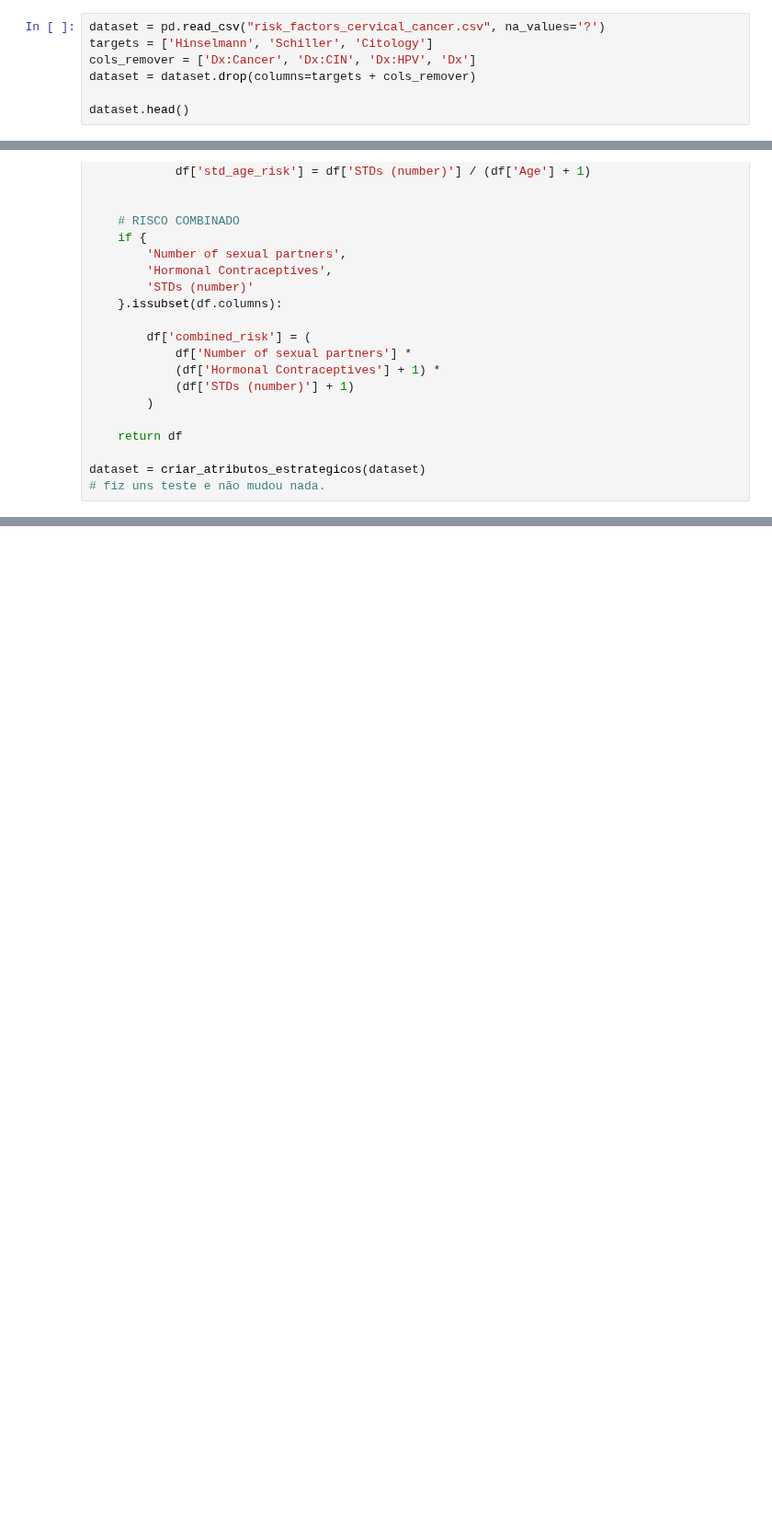
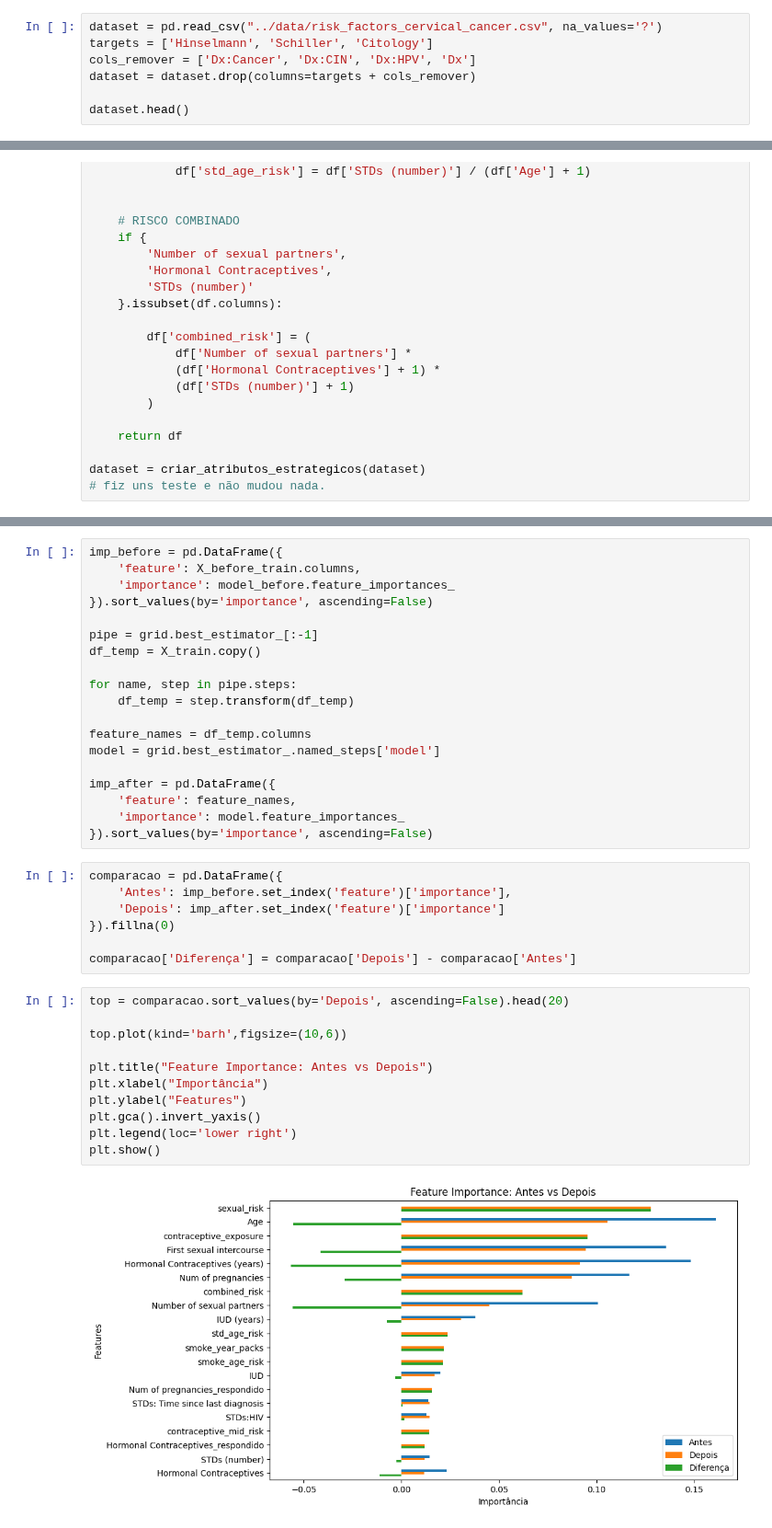
Before and after one commit to tech-challenge-fiap-GRUPO-2026/tech-challenge-fase1, a Jupyter notebook: notebooks/init_cervical_cancer.ipynb, the cells around one changed output, grey strips where cells are left out. Shown at 92% size. Cells and saved outputs as stored; diff of their text form; blank space fills up the shorter version.

```diff
--- a/notebooks/init_cervical_cancer.ipynb
+++ b/notebooks/init_cervical_cancer.ipynb
@@ -75,7 +73,7 @@ dataset.head()
 # %% [markdown]
 Algumas pacientes decidiram não responder todas questões por preocupações com a privacidade, por isso existem campos inválidos, esses campos foram preenchidos com interrogação. A leitura do dataset será realizada agora com a substituição das interrogações por nulos para facilitar a análise.
 # %%
-dataset = pd.read_csv("risk_factors_cervical_cancer.csv", na_values='?')
+dataset = pd.read_csv("../data/risk_factors_cervical_cancer.csv", na_values='?')
 targets = ['Hinselmann', 'Schiller', 'Citology']
 cols_remover = ['Dx:Cancer', 'Dx:CIN', 'Dx:HPV', 'Dx']
 dataset = dataset.drop(columns=targets + cols_remover)
@@ -647,0 +678,39 @@ weighted avg       0.91      0.94      0.91       172
+# %%
+imp_before = pd.DataFrame({
+    'feature': X_before_train.columns,
+    'importance': model_before.feature_importances_
+}).sort_values(by='importance', ascending=False)
+
+pipe = grid.best_estimator_[:-1]
+df_temp = X_train.copy()
+
+for name, step in pipe.steps:
+    df_temp = step.transform(df_temp)
+
+feature_names = df_temp.columns
+model = grid.best_estimator_.named_steps['model']
+
+imp_after = pd.DataFrame({
+    'feature': feature_names,
+    'importance': model.feature_importances_
+}).sort_values(by='importance', ascending=False)
+# %%
+comparacao = pd.DataFrame({
+    'Antes': imp_before.set_index('feature')['importance'],
+    'Depois': imp_after.set_index('feature')['importance']
+}).fillna(0)
+
+comparacao['Diferença'] = comparacao['Depois'] - comparacao['Antes']
+# %%
+top = comparacao.sort_values(by='Depois', ascending=False).head(20)
+
+top.plot(kind='barh',figsize=(10,6))
+
+plt.title("Feature Importance: Antes vs Depois")
+plt.xlabel("Importância")
+plt.ylabel("Features")
+plt.gca().invert_yaxis()
+plt.legend(loc='lower right')
+plt.show()
+# %% [output]
+[figure, added]
```
Also changed, not shown: parts of 15 cells of this notebook.
